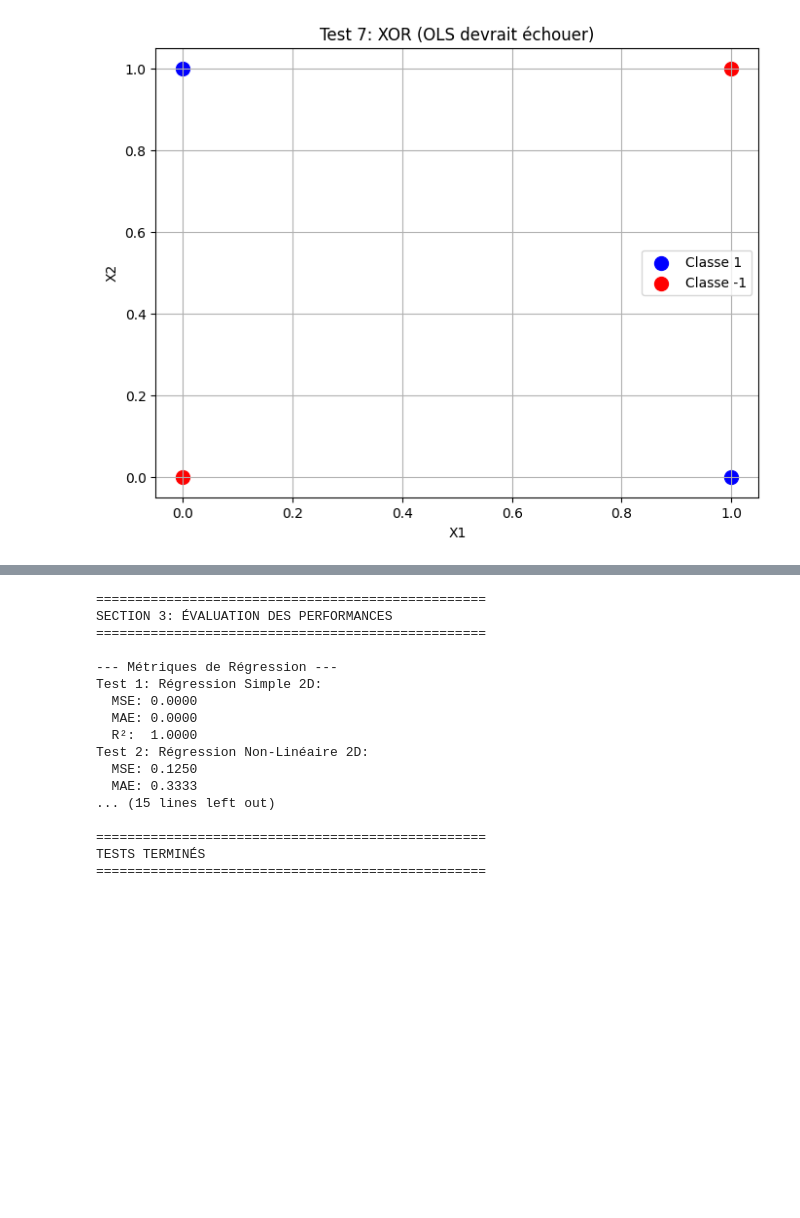
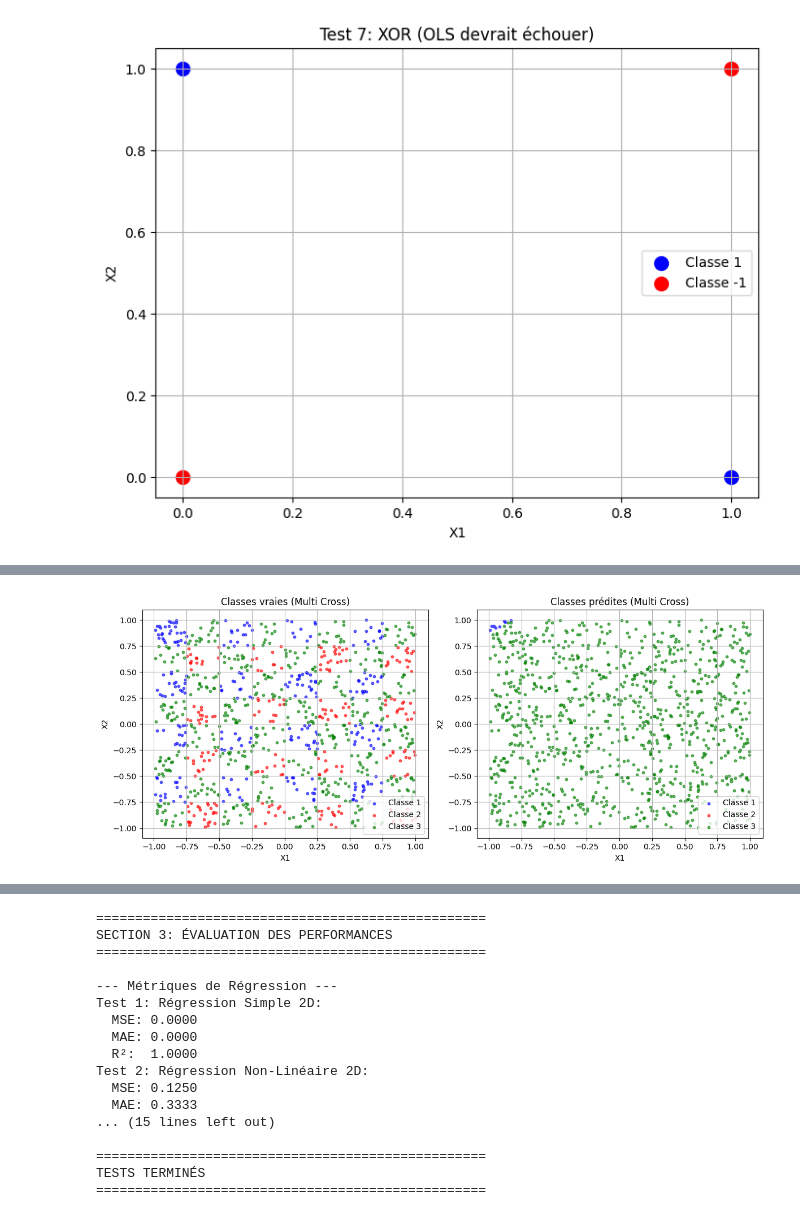
Before and after one commit to PA-2025/better_tensorflow, a Jupyter notebook: python/case_test_note_book/ols.ipynb, the cells around one changed output, grey strips where cells are left out. Cells and saved outputs as stored; diff of their text form; code cells hidden in the pictures; blank space fills up the shorter version.

```diff
--- a/python/case_test_note_book/ols.ipynb
+++ b/python/case_test_note_book/ols.ipynb
@@ -405,0 +605,80 @@ Prédictions classifiées: [-1, -1, -1, -1]
+# %%
+# Test 11: Multi Cross Pattern (very difficult for the OLS àlgo)
+print("\n--- Test 11: Multi Cross Pattern (très diff pour OLS) ---")
+np.random.seed(42)
+X11 = np.random.random((1000, 2)) * 2.0 - 1.0
+
+# Create complex pattern
+Y11_multi = np.array([
+    [1, 0, 0] if abs(p[0] % 0.5) <= 0.25 and abs(p[1] % 0.5) > 0.25 else
+    [0, 1, 0] if abs(p[0] % 0.5) > 0.25 and abs(p[1] % 0.5) <= 0.25 else
+    [0, 0, 1] for p in X11
+])
+
+X11 = X11.astype(np.float32)
+print(f"X shape: {X11.shape}")
+print(f"Y shape: {Y11_multi.shape}")
+
+# Prepare data for OLS
+X11_bias = np.column_stack([np.ones(X11.shape[0]), X11]).astype(np.float32)
+
+# Train separate OLS models for each class
+weights11_class1 = bt.train_ols(X11_bias.tolist(), Y11_multi[:, 0].tolist())
+weights11_class2 = bt.train_ols(X11_bias.tolist(), Y11_multi[:, 1].tolist())
+weights11_class3 = bt.train_ols(X11_bias.tolist(), Y11_multi[:, 2].tolist())
+
+# Predictions for each class
+pred11_class1 = bt.predict_ols(X11_bias.tolist(), weights11_class1)
+pred11_class2 = bt.predict_ols(X11_bias.tolist(), weights11_class2)
+pred11_class3 = bt.predict_ols(X11_bias.tolist(), weights11_class3)
+
+# Combine predictions (argmax)
+predictions11_combined = []
+for i in range(len(pred11_class1)):
+    scores = [pred11_class1[i], pred11_class2[i], pred11_class3[i]]
+    predicted_class = np.argmax(scores)
+    predictions11_combined.append(predicted_class)
+
+# Convert true labels to class indices
+Y11_true_classes = np.argmax(Y11_multi, axis=1)
+
+# Visualisation
+plt.figure(figsize=(12, 5))
+
+# Plot 1: True classes
+plt.subplot(1, 2, 1)
+class1_mask = Y11_true_classes == 0
+class2_mask = Y11_true_classes == 1
+class3_mask = Y11_true_classes == 2
+
+plt.scatter(X11[class1_mask, 0], X11[class1_mask, 1], color='blue', label='Classe 1', alpha=0.6, s=10)
+plt.scatter(X11[class2_mask, 0], X11[class2_mask, 1], color='red', label='Classe 2', alpha=0.6, s=10)
+plt.scatter(X11[class3_mask, 0], X11[class3_mask, 1], color='green', label='Classe 3', alpha=0.6, s=10)
+plt.xlabel('X1')
+plt.ylabel('X2')
+plt.title('Classes vraies (Multi Cross)')
+plt.legend()
+plt.grid(True)
+
+# Plot 2: Predicted classes
+plt.subplot(1, 2, 2)
+pred_class1_mask = np.array(predictions11_combined) == 0
+pred_class2_mask = np.array(predictions11_combined) == 1
+pred_class3_mask = np.array(predictions11_combined) == 2
+
+plt.scatter(X11[pred_class1_mask, 0], X11[pred_class1_mask, 1], color='blue', label='Classe 1', alpha=0.6, s=10)
+plt.scatter(X11[pred_class2_mask, 0], X11[pred_class2_mask, 1], color='red', label='Classe 2', alpha=0.6, s=10)
+plt.scatter(X11[pred_class3_mask, 0], X11[pred_class3_mask, 1], color='green', label='Classe 3', alpha=0.6, s=10)
+plt.xlabel('X1')
+plt.ylabel('X2')
+plt.title('Classes prédites (Multi Cross)')
+plt.legend()
+plt.grid(True)
+
+plt.tight_layout()
+plt.show()
+
+# Calculate accuracy
+accuracy11 = calculate_accuracy(Y11_true_classes, predictions11_combined)
+print(f"Précision multi-classe (Multi Cross): {accuracy11:.4f}")
+# %% [output]
@@ -405,0 +688 @@ Prédictions classifiées: [-1, -1, -1, -1]
+[figure, added]
```
Also changed, not shown: parts of 7 cells of this notebook.
